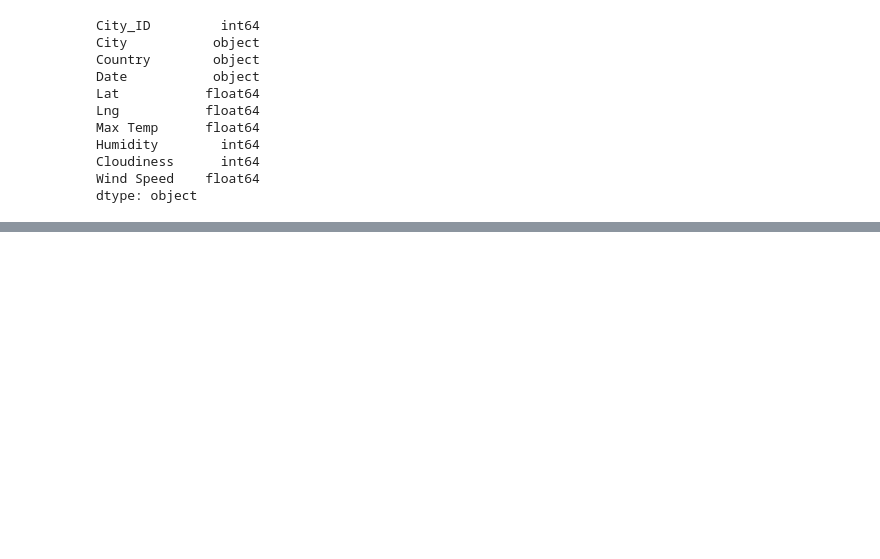
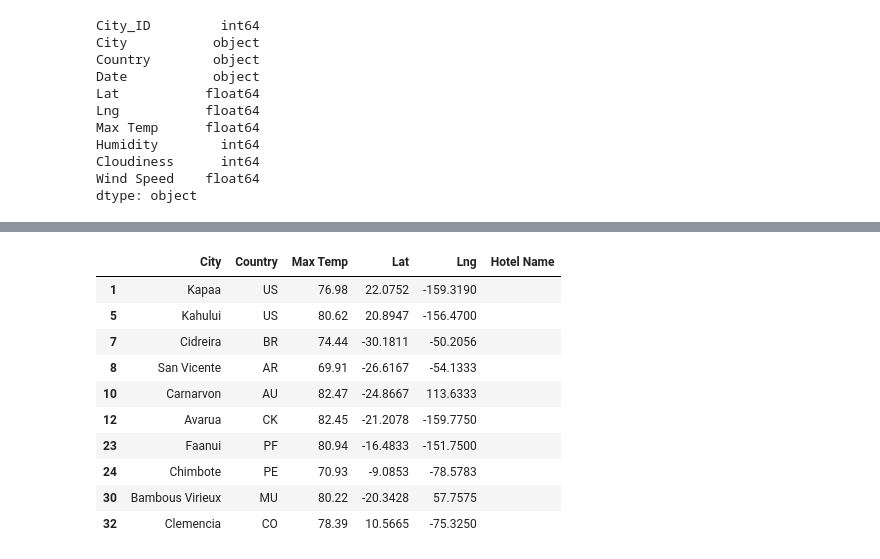
Before and after one commit to Angiecore/World_Weather_Analysis, a Jupyter notebook: VacationPy.ipynb, the cells around one changed output, grey strips where cells are left out. Cells and saved outputs as stored; diff of their text form; code cells hidden in the pictures; blank space fills up the shorter version.

```diff
--- a/VacationPy.ipynb
+++ b/VacationPy.ipynb
@@ -66,0 +254,17 @@ for temp in max_temp:
+# %%
+# Create DataFrame called hotel_df to store hotel names along with city, country, max temp, and coordinates.
+hotel_df = preferred_cities_df[["City", "Country", "Max Temp", "Lat", "Lng"]].copy()
+hotel_df["Hotel Name"] = ""
+hotel_df.head(10)
+# %% [output]
+|  | City | Country | Max Temp | Lat | Lng | Hotel Name |
+| 1 | Kapaa | US | 76.98 | 22.0752 | -159.3190 |  |
+| 5 | Kahului | US | 80.62 | 20.8947 | -156.4700 |  |
+| 7 | Cidreira | BR | 74.44 | -30.1811 | -50.2056 |  |
+| 8 | San Vicente | AR | 69.91 | -26.6167 | -54.1333 |  |
+| 10 | Carnarvon | AU | 82.47 | -24.8667 | 113.6333 |  |
+| 12 | Avarua | CK | 82.45 | -21.2078 | -159.7750 |  |
+| 23 | Faanui | PF | 80.94 | -16.4833 | -151.7500 |  |
+| 24 | Chimbote | PE | 70.93 | -9.0853 | -78.5783 |  |
+| 30 | Bambous Virieux | MU | 80.22 | -20.3428 | 57.7575 |  |
+| 32 | Clemencia | CO | 78.39 | 10.5665 | -75.3250 |  |
```
Also changed, not shown: parts of 24 cells of this notebook.
